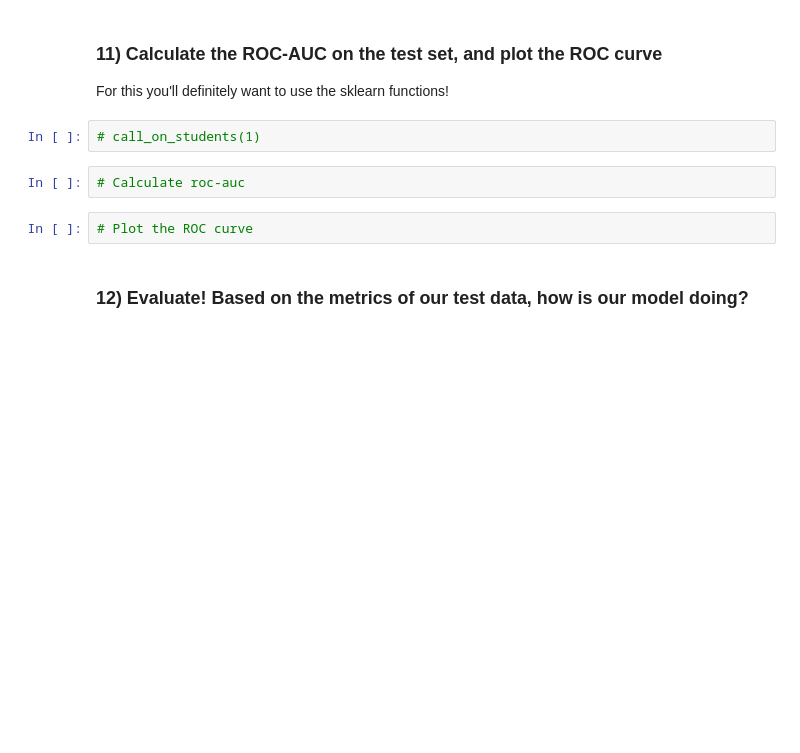
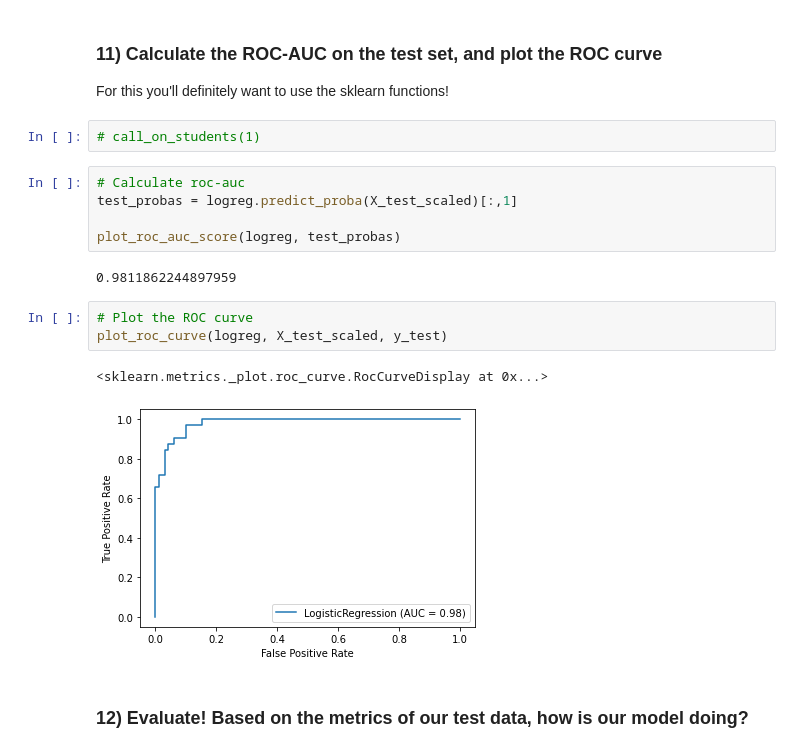
Before and after one commit to tkhendrix22/NYC-DS-091922, a Jupyter notebook: CodeChallengeReviews/Phase3/P3-Code-Challenge-Review.ipynb, the cells around one changed output. Drawn from its saved outputs; the diff is of its cells as text; blank space fills up the shorter version.

```diff
--- a/CodeChallengeReviews/Phase3/P3-Code-Challenge-Review.ipynb
+++ b/CodeChallengeReviews/Phase3/P3-Code-Challenge-Review.ipynb
@@ -220,8 +275,17 @@ For this you'll definitely want to use the sklearn functions!
 # call_on_students(1)
 # %%
 # Calculate roc-auc
+test_probas = logreg.predict_proba(X_test_scaled)[:,1]
+
+plot_roc_auc_score(logreg, test_probas)
+# %% [output]
+0.9811862244897959
 # %%
 # Plot the ROC curve
+plot_roc_curve(logreg, X_test_scaled, y_test)
+# %% [output]
+<sklearn.metrics._plot.roc_curve.RocCurveDisplay at 0x...>
+[figure, added]
 # %% [markdown]
 ### 12) Evaluate! Based on the metrics of our test data, how is our model doing?
 # %%
```
Also changed, not shown: parts of 23 cells of this notebook.
